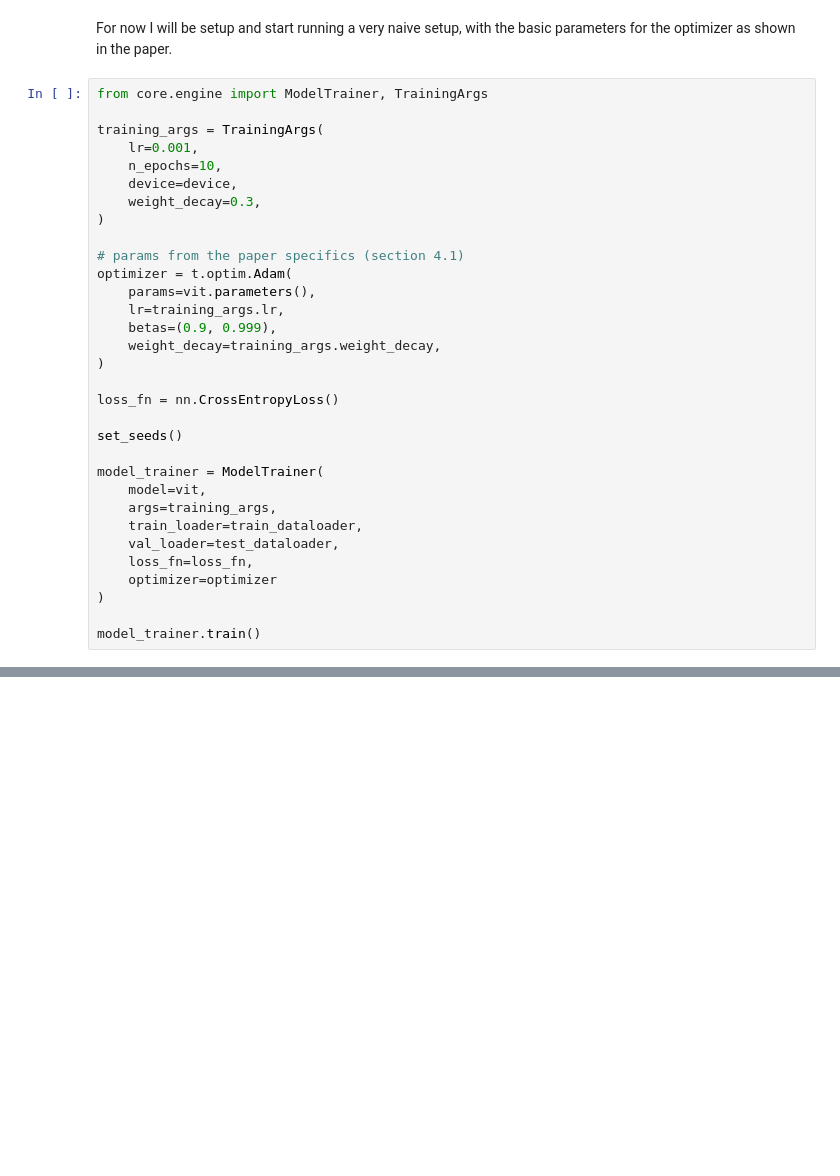
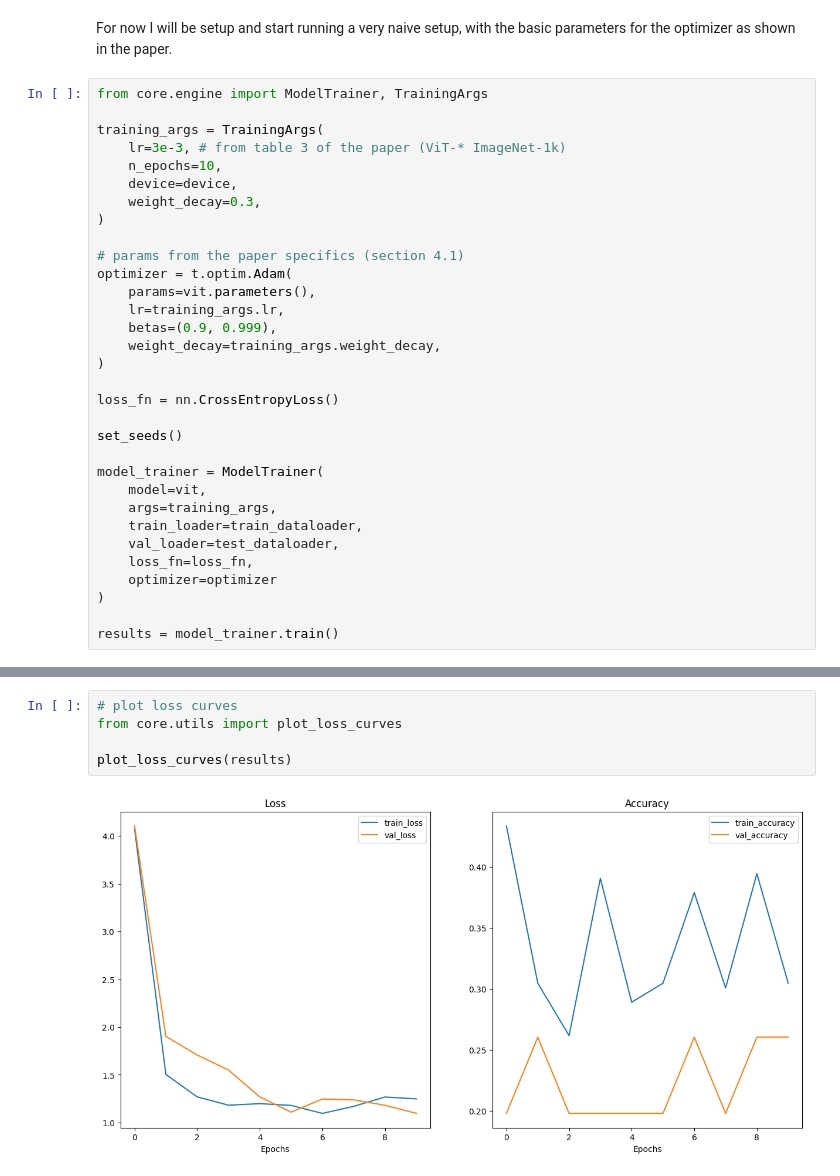
Before and after one commit to lucamodica/vit-from-scratch, a Jupyter notebook: notebooks/vit-from-sractch.ipynb, the cells around one changed output, grey strips where cells are left out. Drawn from its saved outputs; the diff is of its cells as text; blank space fills up the shorter version.

```diff
--- a/notebooks/vit-from-sractch.ipynb
+++ b/notebooks/vit-from-sractch.ipynb
@@ -715,7 +715,7 @@ For now I will be setup and start running a very naive setup, with the basic par
 from core.engine import ModelTrainer, TrainingArgs
 
 training_args = TrainingArgs(
-    lr=0.001,
+    lr=3e-3, # from table 3 of the paper (ViT-* ImageNet-1k)
     n_epochs=10,
     device=device,
     weight_decay=0.3,
@@ -742,6 +742,6 @@ model_trainer = ModelTrainer(
     optimizer=optimizer
 )
 
-model_trainer.train()
+results = model_trainer.train()
 # %% [output]
 Validation: loss = 0.9982, accuracy = 0.5417
@@ -748,0 +766,7 @@ KeyboardInterrupt:
+# %%
+# plot loss curves
+from core.utils import plot_loss_curves
+
+plot_loss_curves(results)
+# %% [output]
+[figure, added]
```
Also changed, not shown: parts of 13 cells of this notebook, 2 other files.
